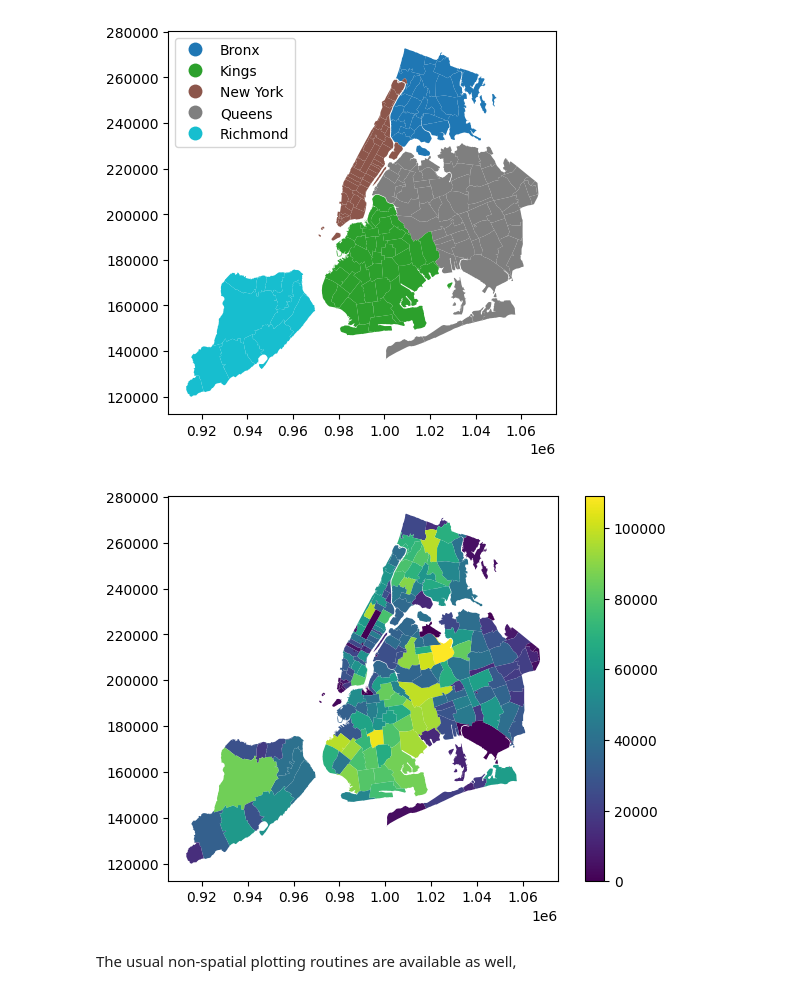
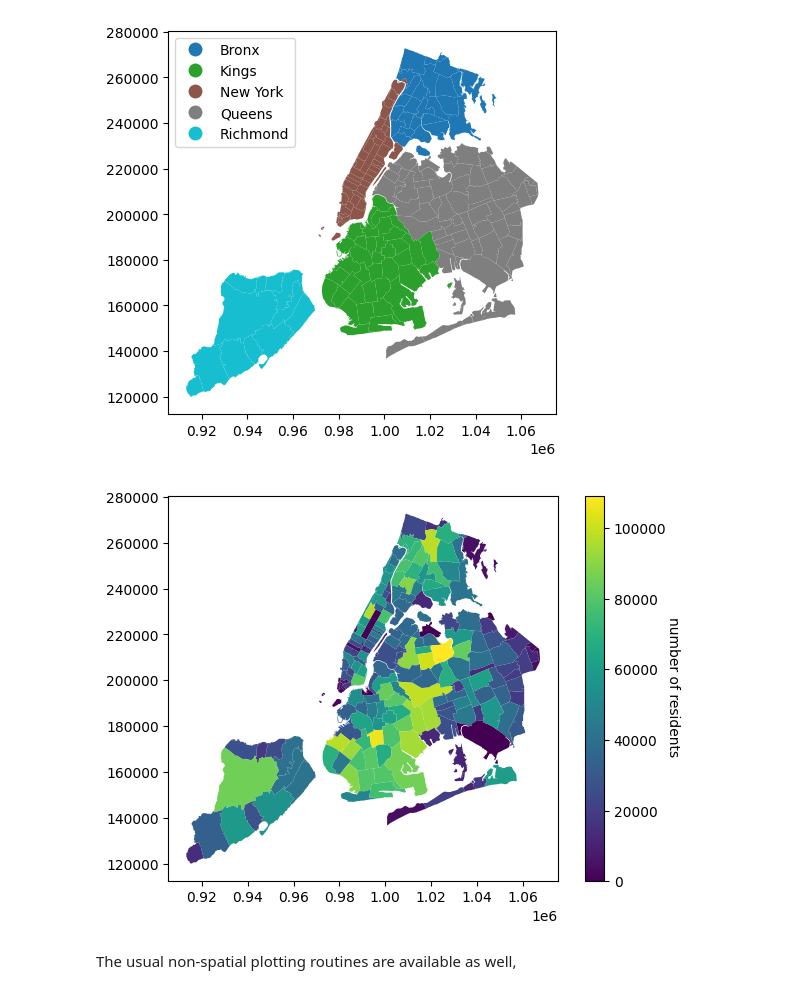
Before and after one commit to ReidelVichot/DSTEP23, a Jupyter notebook: week_8/dstep23_geospatial_intro_part1.ipynb, the cells around one changed output. Cells and saved outputs as stored; diff of their text form; code cells hidden in the pictures.

```diff
--- a/week_8/dstep23_geospatial_intro_part1.ipynb
+++ b/week_8/dstep23_geospatial_intro_part1.ipynb
@@ -116,10 +116,12 @@ fig.show()
 # %%
 # -- make a color-coded "map" of numerical variables
 fig, ax = plt.subplots(figsize=(7,5))
 
 zshps.plot("POPULATION", legend=True, ax=ax)
+fig.text(0.9,0.5,"number of residents", rotation=-90, va="center")
+
 fig.show()
 # %% [output]
-[figure, old version]
+[figure, new version]
 # %% [markdown]
 The usual non-spatial plotting routines are available as well,
```
Also changed, not shown: parts of 2 cells of this notebook.
